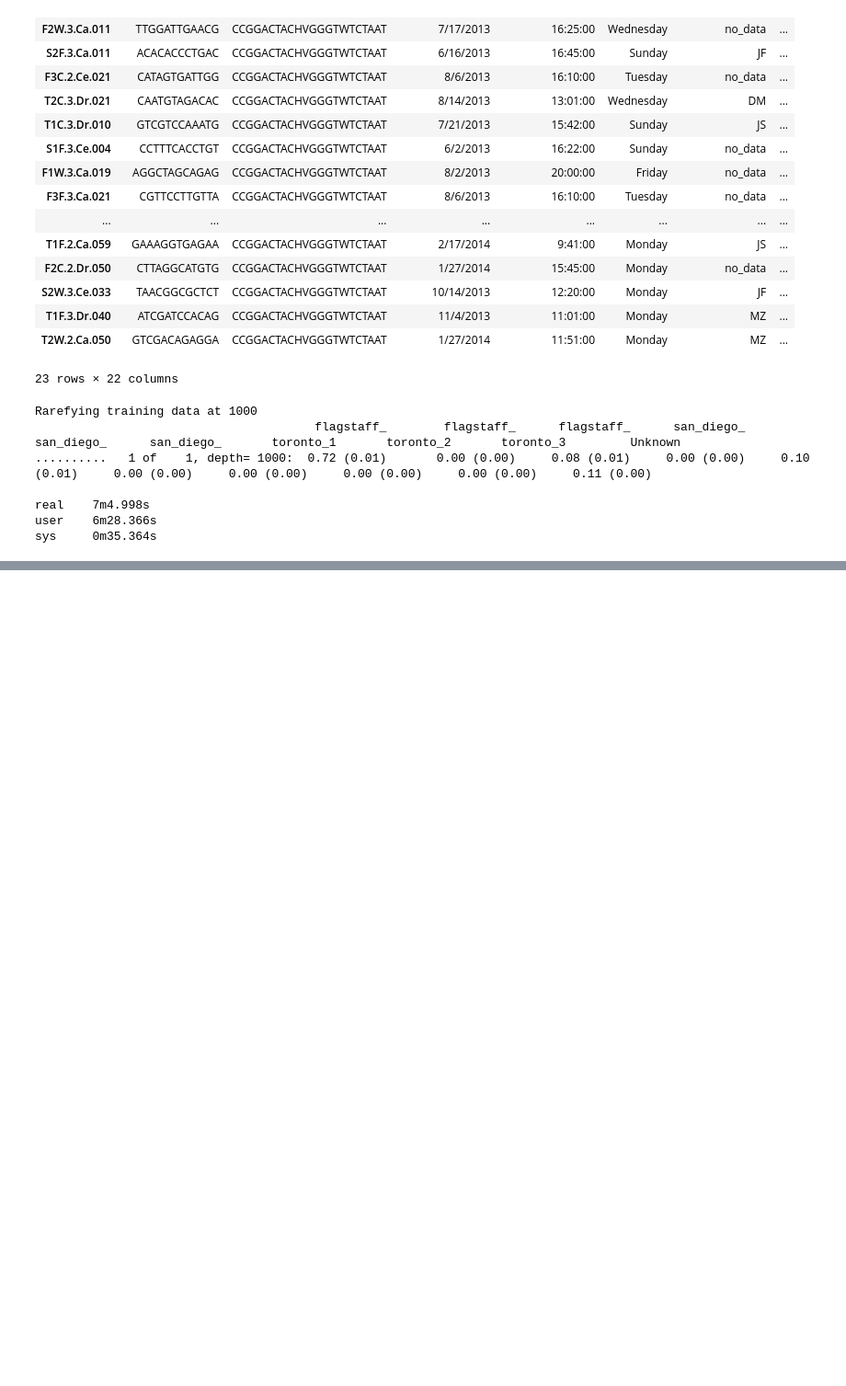
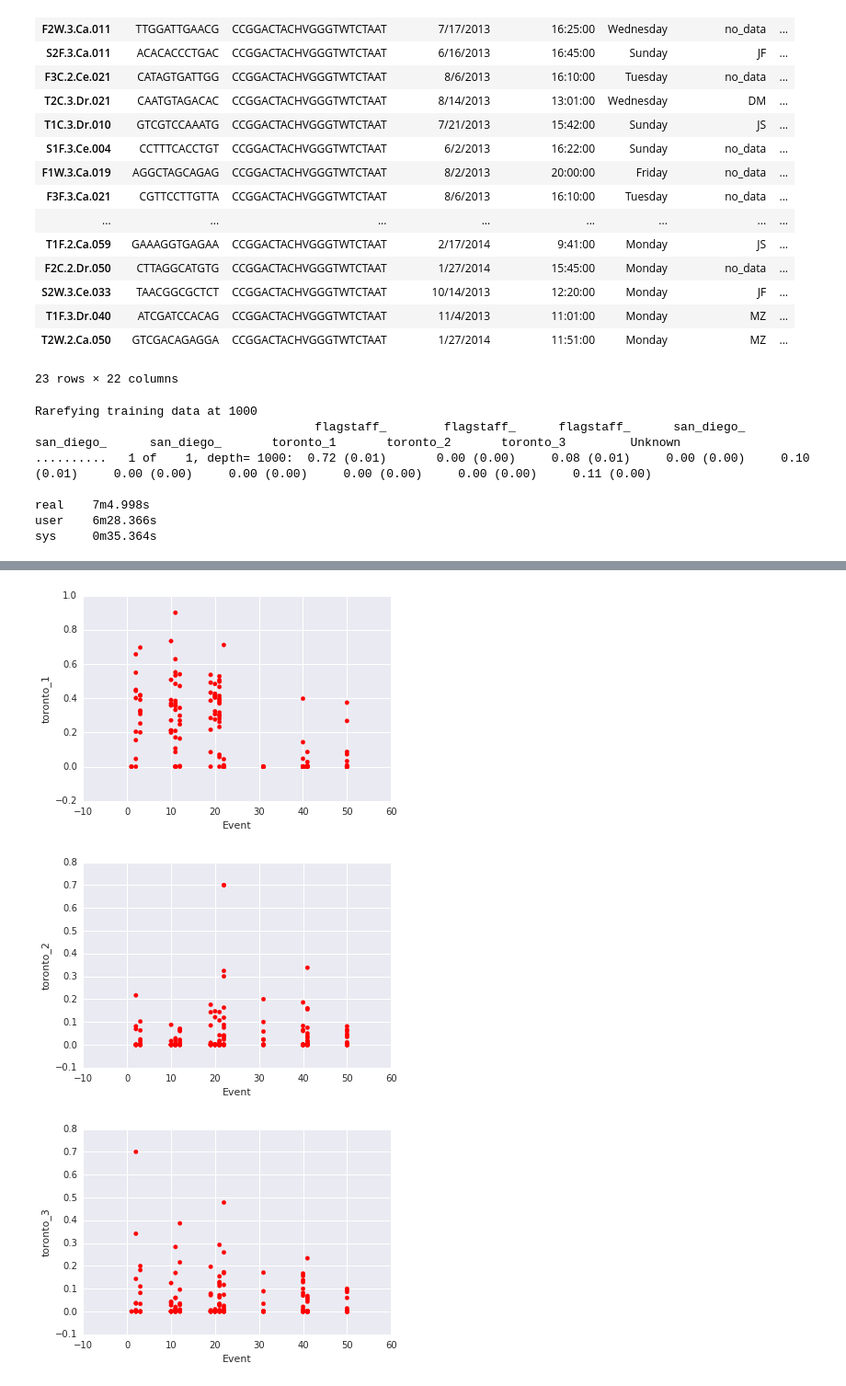
Before and after one commit to johnchase/thesis_analysis, a Jupyter notebook: st_office_affect/source_tracker.ipynb, the cells around one changed output, grey strips where cells are left out. Shown: that part at 92% size. Drawn from its saved outputs; the diff is of its cells as text; code cells hidden in the pictures; blank space fills up the shorter version.

```diff
--- a/st_office_affect/source_tracker.ipynb
+++ b/st_office_affect/source_tracker.ipynb
@@ -130,0 +149,34 @@ sys     0m35.364s
+# %%
+cities = ['flagstaff', 'san_diego', 'toronto']
+
+labels = ['Flagstaff Office 1', 'Flagstaff Office 2', 'Flagstaff Office 3',
+          'San Diego Office 1', 'San Diego Office 2', 'San Diego Office 3',
+          'Toronto Office 1', 'Toronto Office 2', 'Toronto Office 3']
+
+
+c = 0
+row = 0
+# for city in cities:
+#     column = 0
+for office in range(1,4):
+    df = st_df[st_df['City'] == 'flagstaff']
+    df = df[df['OfficeNumber'] == office]
+    df = df.sort('Event')
+    city_office = '%s_%s' %('toronto', office)
+    axs = df.plot(kind='scatter', x='Event', y=city_office, color='Red');
+    title = 'flag_toronto' + str(office)
+    plt.savefig(title, dpi=300)
+    column += 1
+    c += 1
+#     row +=1
+
+# df = st_df[st_df['City'] == 'flagstaff']
+# df = df[df['OfficeNumber'] == 1]
+# df = df.sort('Event')
+# df.plot(kind='scatter', x='Event', y='flagstaff_1', color='DarkBlue', label='test', ax=axes[0][0]);
+
+# f
+# %% [output]
+[figure, added]
+[figure, added]
+[figure, added]
```
Also changed, not shown: parts of 9 cells of this notebook, 2 other files.
